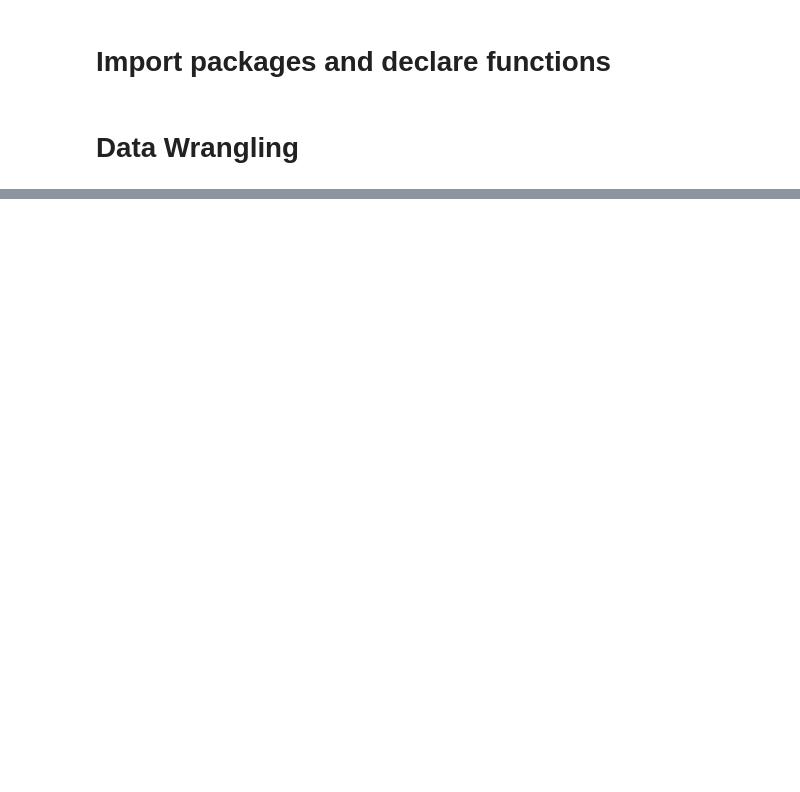
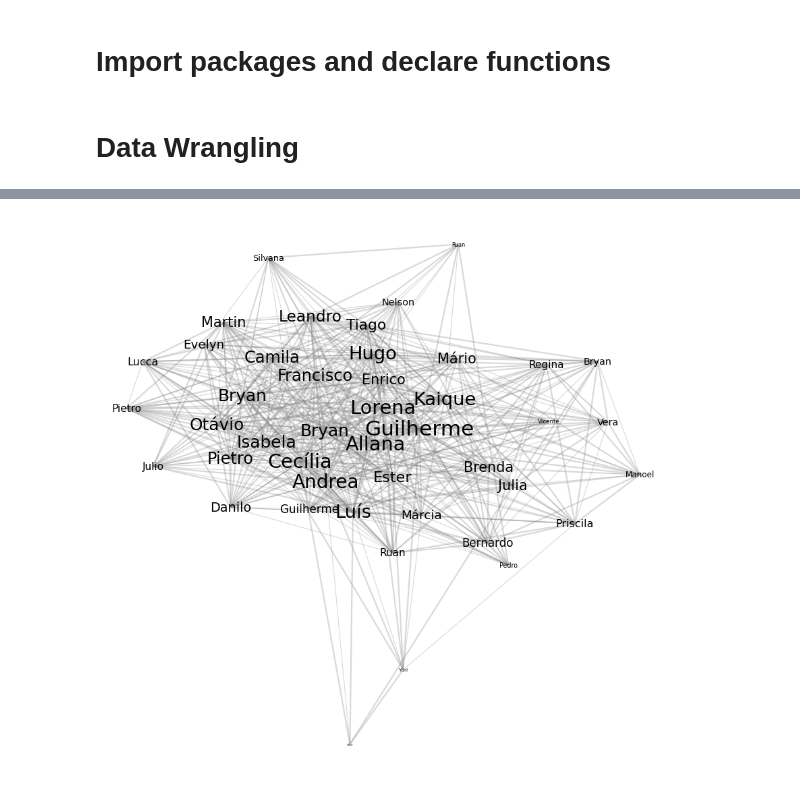
Before and after one commit to dletoneiva/Project, a Jupyter notebook: connections.ipynb, the cells around one changed output, grey strips where cells are left out. Saved outputs shown, nothing was run; the diff lists cells and outputs as text; code cells hidden in the pictures; blank space fills up the shorter version.

```diff
--- a/connections.ipynb
+++ b/connections.ipynb
@@ -163,0 +180,4 @@ df_corujas.head()
+# %%
+plotNetwork(df_corujas,out_name='corujas_single_color')
+# %% [output]
+[figure, added]
```
Also changed, not shown: parts of 7 cells of this notebook.
